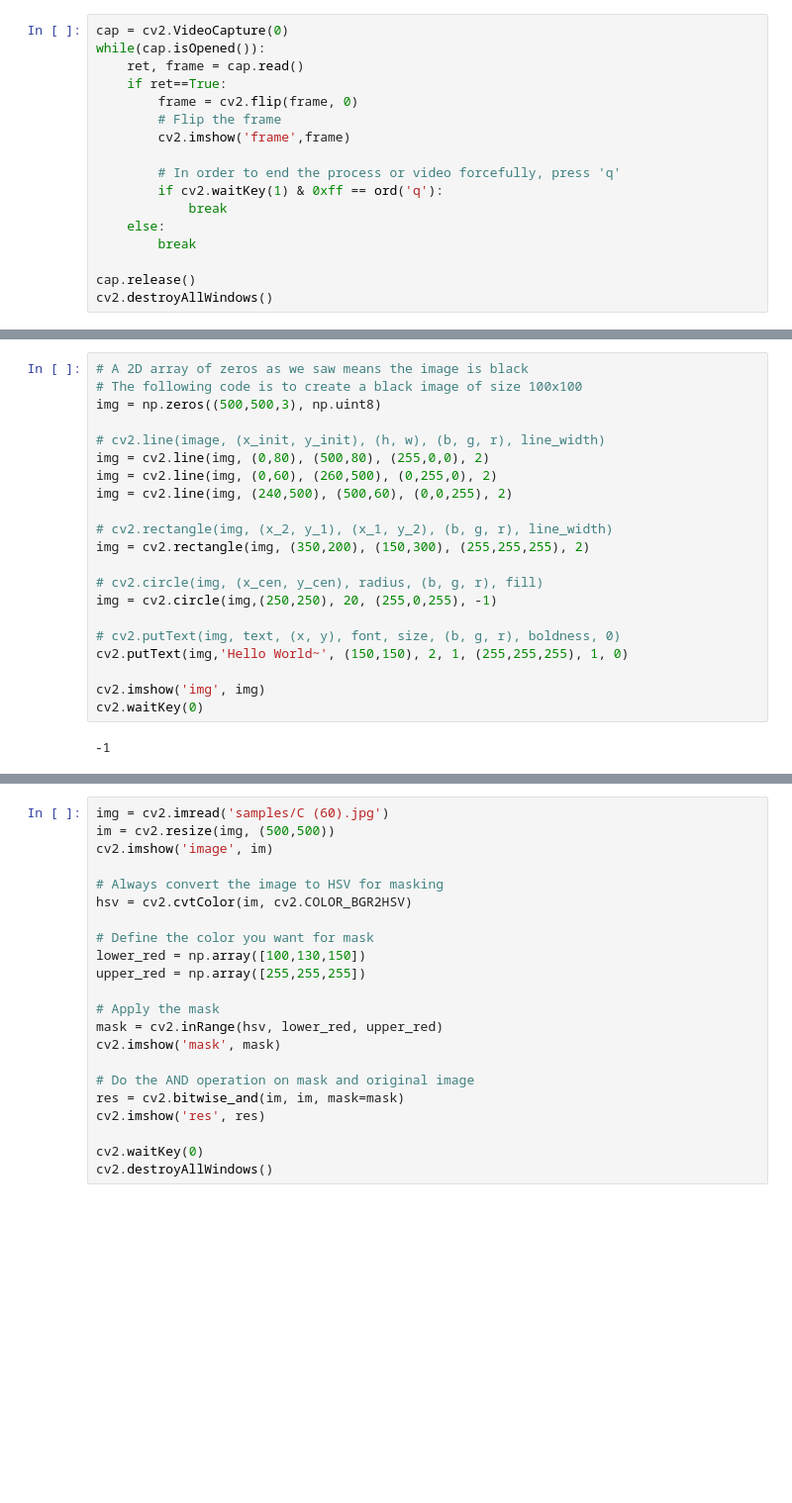
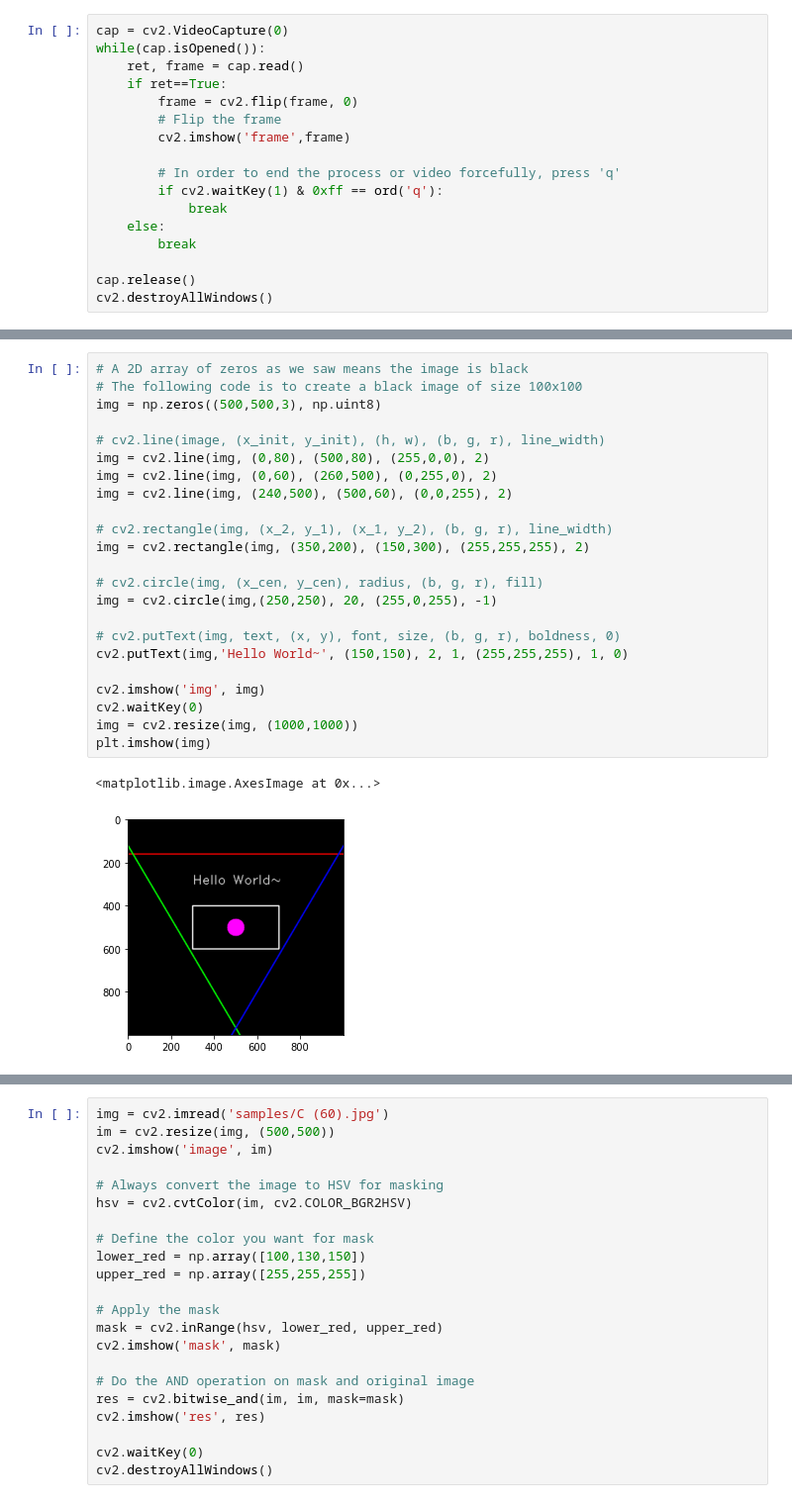
Before and after one commit to ZainUlMustafa/Python-3-Tutorial-Using-Jupyter-Notebook, a Jupyter notebook: image_proc01.ipynb, the cells around one changed output, grey strips where cells are left out. Shown at 99% size. Cells and saved outputs as stored; diff of their text form; blank space fills up the shorter version.

```diff
--- a/image_proc01.ipynb
+++ b/image_proc01.ipynb
@@ -185,26 +187,29 @@ Let's learn how the computer draws on the image, shall we?
 # %%
 # A 2D array of zeros as we saw means the image is black
 # The following code is to create a black image of size 100x100
 img = np.zeros((500,500,3), np.uint8)
 
 # cv2.line(image, (x_init, y_init), (h, w), (b, g, r), line_width)
 img = cv2.line(img, (0,80), (500,80), (255,0,0), 2)
 img = cv2.line(img, (0,60), (260,500), (0,255,0), 2)
 img = cv2.line(img, (240,500), (500,60), (0,0,255), 2)
 
 # cv2.rectangle(img, (x_2, y_1), (x_1, y_2), (b, g, r), line_width)
 img = cv2.rectangle(img, (350,200), (150,300), (255,255,255), 2)
 
 # cv2.circle(img, (x_cen, y_cen), radius, (b, g, r), fill)
 img = cv2.circle(img,(250,250), 20, (255,0,255), -1)
 
 # cv2.putText(img, text, (x, y), font, size, (b, g, r), boldness, 0)
 cv2.putText(img,'Hello World~', (150,150), 2, 1, (255,255,255), 1, 0)
 
 cv2.imshow('img', img)
 cv2.waitKey(0)
+img = cv2.resize(img, (1000,1000))
+plt.imshow(img)
 # %% [output]
--1
+<matplotlib.image.AxesImage at 0x...>
+[figure, added]
 # %% [markdown]
 ### Try drawing these
 <img src="data/drawthis.png" width="500">
```
Also changed, not shown: parts of 8 cells of this notebook, 3 other files.
